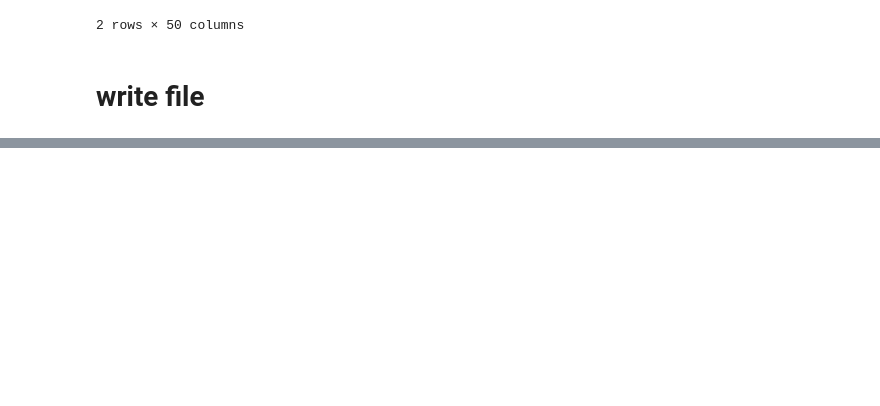
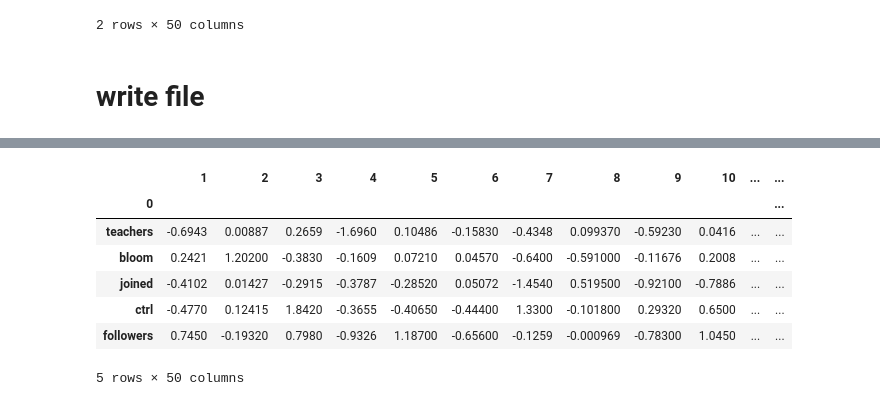
Before and after one commit to mrs-curi0sity/nlp_scripts, a Jupyter notebook: notebooks/preproc_filter_large_embeddings.ipynb, the cells around one changed output, grey strips where cells are left out. Saved outputs shown, nothing was run; the diff lists cells and outputs as text; code cells hidden in the pictures; blank space fills up the shorter version.

```diff
--- a/notebooks/preproc_filter_large_embeddings.ipynb
+++ b/notebooks/preproc_filter_large_embeddings.ipynb
@@ -184 +246,12 @@ test.head()
 5 rows × 50 columns
+# %%
+test.tail()
+# %% [output]
+|  | 1 | 2 | 3 | 4 | 5 | 6 | 7 | 8 | 9 | 10 | ... | ... |
+| 0 |  |  |  |  |  |  |  |  |  |  |  | ... |
+| teachers | -0.6943 | 0.00887 | 0.2659 | -1.6960 | 0.10486 | -0.15830 | -0.4348 | 0.099370 | -0.59230 | 0.0416 | ... | ... |
+| bloom | 0.2421 | 1.20200 | -0.3830 | -0.1609 | 0.07210 | 0.04570 | -0.6400 | -0.591000 | -0.11676 | 0.2008 | ... | ... |
+| joined | -0.4102 | 0.01427 | -0.2915 | -0.3787 | -0.28520 | 0.05072 | -1.4540 | 0.519500 | -0.92100 | -0.7886 | ... | ... |
+| ctrl | -0.4770 | 0.12415 | 1.8420 | -0.3655 | -0.40650 | -0.44400 | 1.3300 | -0.101800 | 0.29320 | 0.6500 | ... | ... |
+| followers | 0.7450 | -0.19320 | 0.7980 | -0.9326 | 1.18700 | -0.65600 | -0.1259 | -0.000969 | -0.78300 | 1.0450 | ... | ... |
+5 rows × 50 columns
```
Also changed, not shown: parts of 22 cells of this notebook, 2 other files.
